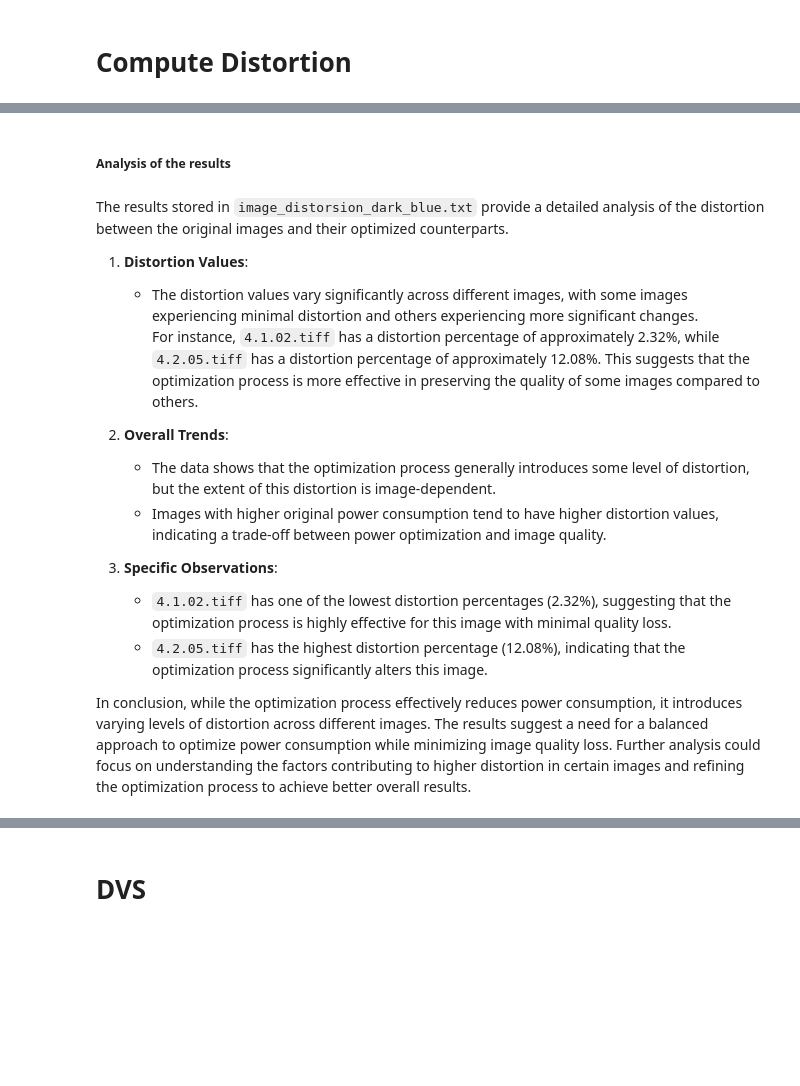
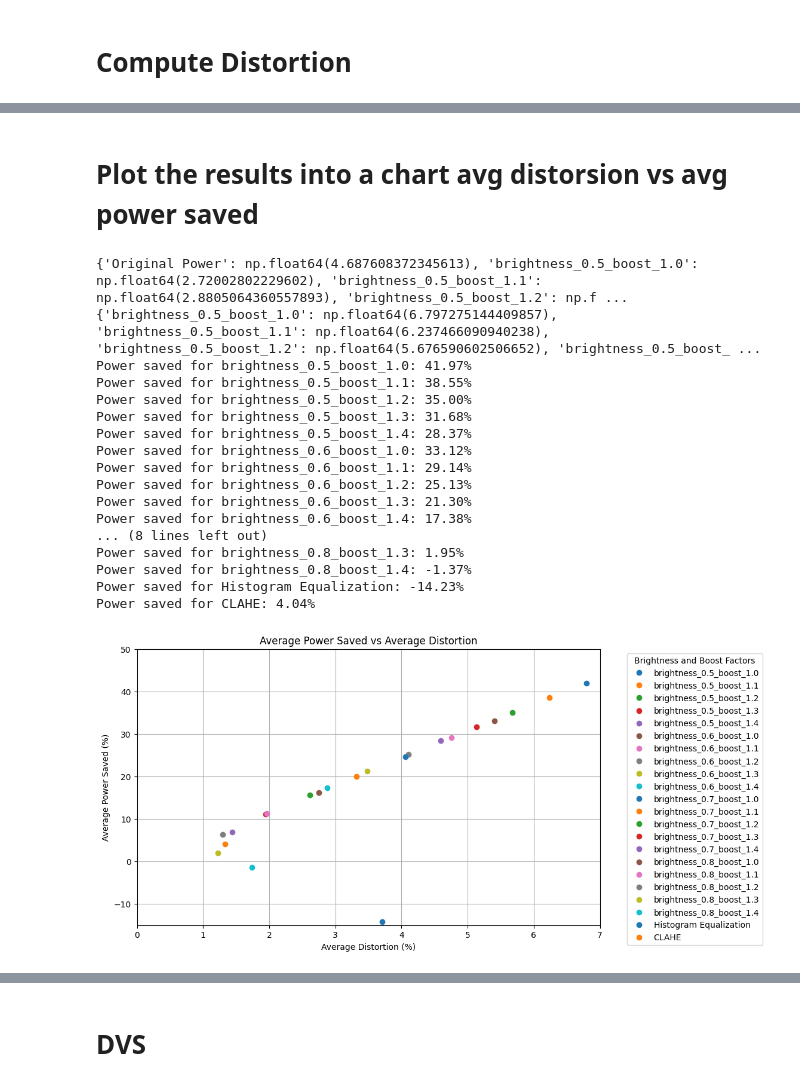
Before and after one commit to akhre/EnergyManagementForIoT, a Jupyter notebook: LAB02/lab2.ipynb, the cells around one changed output, grey strips where cells are left out. Cells and saved outputs as stored; diff of their text form; code cells hidden in the pictures; blank space fills up the shorter version.

```diff
--- a/LAB02/lab2.ipynb
+++ b/LAB02/lab2.ipynb
@@ -581,18 +609,0 @@ for image_name in os.listdir(image_dir):
-# %% [markdown]
-##### Analysis of the results
-# %% [markdown]
-The results stored in `image_distorsion_dark_blue.txt` provide a detailed analysis of the distortion between the original images and their optimized counterparts.
-
-1. **Distortion Values**:
-   - The distortion values vary significantly across different images, with some images experiencing minimal distortion and others experiencing more significant changes.
-   For instance, `4.1.02.tiff` has a distortion percentage of approximately 2.32%, while `4.2.05.tiff` has a distortion percentage of approximately 12.08%. This suggests that the optimization process is more effective in preserving the quality of some images compared to others.
-
-1. **Overall Trends**:
-   - The data shows that the optimization process generally introduces some level of distortion, but the extent of this distortion is image-dependent.
-   - Images with higher original power consumption tend to have higher distortion values, indicating a trade-off between power optimization and image quality.
-
-2. **Specific Observations**:
-   - `4.1.02.tiff` has one of the lowest distortion percentages (2.32%), suggesting that the optimization process is highly effective for this image with minimal quality loss.
-   - `4.2.05.tiff` has the highest distortion percentage (12.08%), indicating that the optimization process significantly alters this image.
-
-In conclusion, while the optimization process effectively reduces power consumption, it introduces varying levels of distortion across different images. The results suggest a need for a balanced approach to optimize power consumption while minimizing image quality loss. Further analysis could focus on understanding the factors contributing to higher distortion in certain images and refining the optimization process to achieve better overall results.
@@ -598,0 +717,62 @@ In conclusion, while the optimization process effectively reduces power consumpt
+# %% [markdown]
+# Plot the results into a chart avg distorsion vs avg power saved
+# %%
+# Compute the average power saved for each level of brightness
+import matplotlib.pyplot as plt
+
+
+
+results_file_power = "power_consumption_results.csv"
+results_file_distorsion = "image_distorsion_results.csv"
+
+average_power_consumption_DVS = compute_averages_from_file(results_file_power)
+average_distortion_DVS = compute_averages_from_file(results_file_distorsion)
+
+print(average_power_consumption_DVS)
+print(average_distortion_DVS)
+
+
+
+# Plot the results
+plt.figure(figsize=(10, 6))
+for column in average_power_consumption_DVS.keys():
+    if column in average_distortion_DVS:
+        power_saved_percentage = (average_power_consumption_DVS['Original Power'] - average_power_consumption_DVS[column]) / average_power_consumption_DVS['Original Power'] * 100
+        print(f"Power saved for {column}: {power_saved_percentage:.2f}%")
+        plt.plot(average_distortion_DVS[column], power_saved_percentage, 'o', label=f"{column}")
+
+
+plt.legend(title='Brightness and Boost Factors', bbox_to_anchor=(1.05, 1), loc='upper left')
+plt.xlabel('Average Distortion (%)')
+plt.ylabel('Average Power Saved (%)')
+plt.title('Average Power Saved vs Average Distortion')
+plt.grid(True)
+# plt.xlim(0, max(average_distortion_blue.values()) + 1)
+# plt.ylim(min(((average_power_consumption_blue['Original Power'] - np.array(list(average_power_consumption_blue.values())))/average_power_consumption_blue['Original Power'] * 100)) - 1, 10)
+# plt.show()
+
+plt.xlim(0,7)
+plt.ylim(-15,50)
+plt.show()
+
+
+# For the analysis it's better to exclude the values that have an higher distorsion level and the one that consume more power compared to the original image.
+# %% [output]
+{'Original Power': np.float64(4.687608372345613), 'brightness_0.5_boost_1.0': np.float64(2.72002802229602), 'brightness_0.5_boost_1.1': np.float64(2.8805064360557893), 'brightness_0.5_boost_1.2': np.f ...
+{'brightness_0.5_boost_1.0': np.float64(6.797275144409857), 'brightness_0.5_boost_1.1': np.float64(6.237466090940238), 'brightness_0.5_boost_1.2': np.float64(5.676590602506652), 'brightness_0.5_boost_ ...
+Power saved for brightness_0.5_boost_1.0: 41.97%
+Power saved for brightness_0.5_boost_1.1: 38.55%
+Power saved for brightness_0.5_boost_1.2: 35.00%
+Power saved for brightness_0.5_boost_1.3: 31.68%
+Power saved for brightness_0.5_boost_1.4: 28.37%
+Power saved for brightness_0.6_boost_1.0: 33.12%
+Power saved for brightness_0.6_boost_1.1: 29.14%
+Power saved for brightness_0.6_boost_1.2: 25.13%
+Power saved for brightness_0.6_boost_1.3: 21.30%
+Power saved for brightness_0.6_boost_1.4: 17.38%
+... (8 lines left out)
+Power saved for brightness_0.8_boost_1.3: 1.95%
+Power saved for brightness_0.8_boost_1.4: -1.37%
+Power saved for Histogram Equalization: -14.23%
+Power saved for CLAHE: 4.04%
+[figure, added]
```
Also changed, not shown: parts of 68 cells of this notebook.
